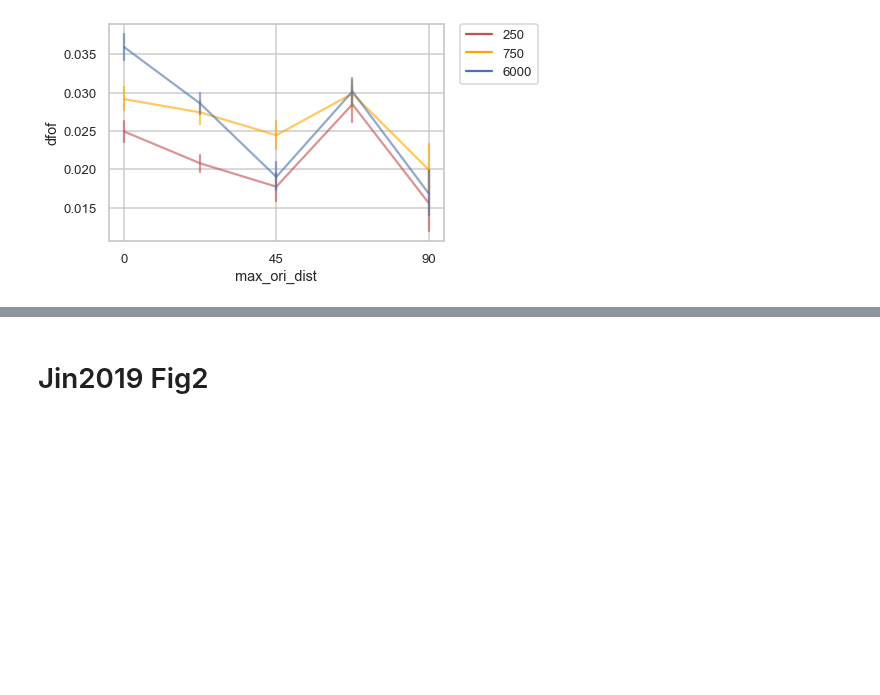
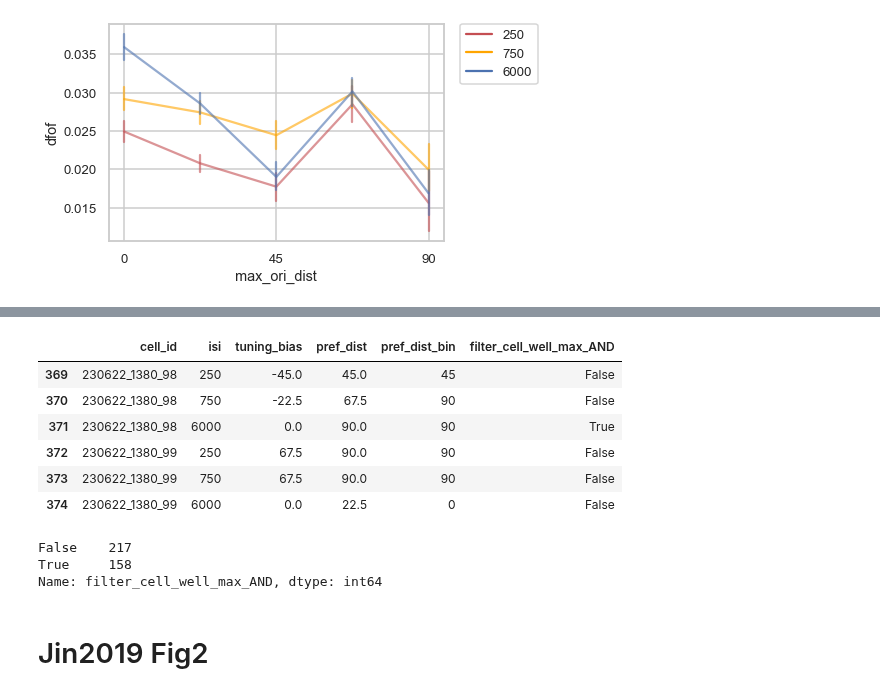
Before and after one commit to lanluo9/inter, a Jupyter notebook: scripts/ipynb/tuning_bias_multisess.ipynb, the cells around one changed output, grey strips where cells are left out. Cells and saved outputs as stored; diff of their text form; code cells hidden in the pictures; blank space fills up the shorter version.

```diff
--- a/scripts/ipynb/tuning_bias_multisess.ipynb
+++ b/scripts/ipynb/tuning_bias_multisess.ipynb
@@ -767,0 +777,10 @@ plt.legend(bbox_to_anchor=(1.05, 1), loc=2, borderaxespad=0.);
+# %%
+## construct tuning_bias: distance from adapter, adapted - unadapted. if tuning repelled from adapter, this is positive; attracted, negative
+
+tmp = df_pref_dist.groupby(level=['cell_id']).transform('last') # copy last isi (6000, unadapted) to all isi
+tmp.tail(6)
+
+df_bias = df_pref_dist - tmp # adapted - unadapted = bias
+df_bias.rename(columns={'pref_dist': 'tuning_bias'}, inplace=True)
+df_bias = df_bias[['tuning_bias', ]]
+df_bias.tail(6)
@@ -767,0 +796,12 @@ plt.legend(bbox_to_anchor=(1.05, 1), loc=2, borderaxespad=0.);
+# %%
+df_well_max_cond = df_well_max.groupby(['cell_id', 'isi']).first()
+# df_well_max_cond.filter_cell_well_max = df_well_max_cond.filter_cell_well_max.astype(int)
+df_well_max_cond
+
+df_well_max_noad = df_well_max.groupby(['cell_id', 'isi']).first().groupby(level=['cell_id']).transform('last')
+# df_well_max_noad.filter_cell_well_max = df_well_max_noad.filter_cell_well_max.astype(int)
+df_well_max_noad#.tail(6)
+
+df_well_max_ad = df_well_max_cond * df_well_max_noad # AND gate to get well_max for ad trials. bc we need tuning bias (diff between ad and noad tuning), we need both ad and noad well-max to be True in order to keep the cell
+df_well_max_ad.rename(columns={'filter_cell_well_max': 'filter_cell_well_max_AND'}, inplace=True)
+df_well_max_ad
@@ -768,3 +834,28 @@ plt.legend(bbox_to_anchor=(1.05, 1), loc=2, borderaxespad=0.);
+# %%
+## merge df_pref_dist (ori-max distance from adapter in each isi) & filter_cell_well_max_AND (whether each cell has consistent max-ori for both adapted AND unadapted condition) back to df_bias
+
+df_bias = df_bias.merge(
+        df_pref_dist[['pref_dist', 'pref_dist_bin']].reset_index(),
+        on=['cell_id', 'isi'], how='left')
+
+df_bias = df_bias.loc[:, df_bias.columns != 'filter_cell_well_max_AND'].merge( # prevent duplicate column
+        df_well_max_ad.loc[:, 'filter_cell_well_max_AND'].reset_index(),
+        on=['cell_id', 'isi'], how='left')
+df_bias.tail(6)
+# %% [output]
+|  | cell_id | isi | tuning_bias | pref_dist | pref_dist_bin | filter_cell_well_max_AND |
+| 369 | 230622_1380_98 | 250 | -45.0 | 45.0 | 45 | False |
+| 370 | 230622_1380_98 | 750 | -22.5 | 67.5 | 90 | False |
+| 371 | 230622_1380_98 | 6000 | 0.0 | 90.0 | 90 | True |
+| 372 | 230622_1380_99 | 250 | 67.5 | 90.0 | 90 | False |
+| 373 | 230622_1380_99 | 750 | 67.5 | 90.0 | 90 | False |
+| 374 | 230622_1380_99 | 6000 | 0.0 | 22.5 | 0 | False |
+# %%
+df_bias.filter_cell_well_max_AND.value_counts()
+# %% [output]
+False    217
+True     158
+Name: filter_cell_well_max_AND, dtype: int64
 # %% [markdown]
 # Jin2019 Fig2
 # %% [markdown]
```
Also changed, not shown: parts of 10 cells of this notebook.
